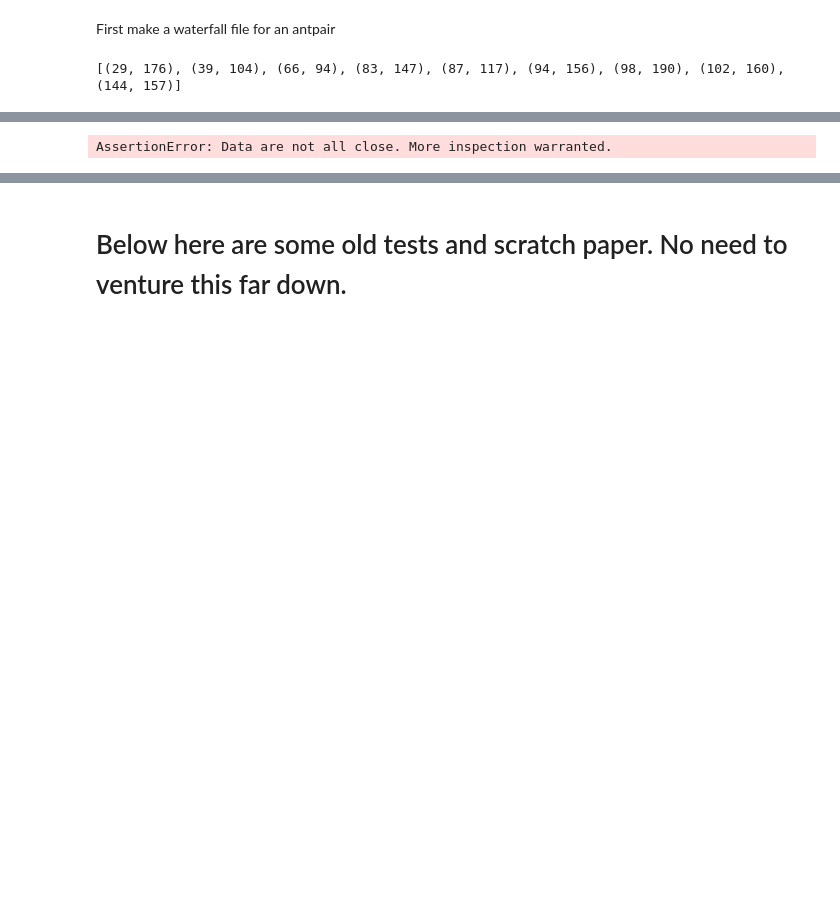
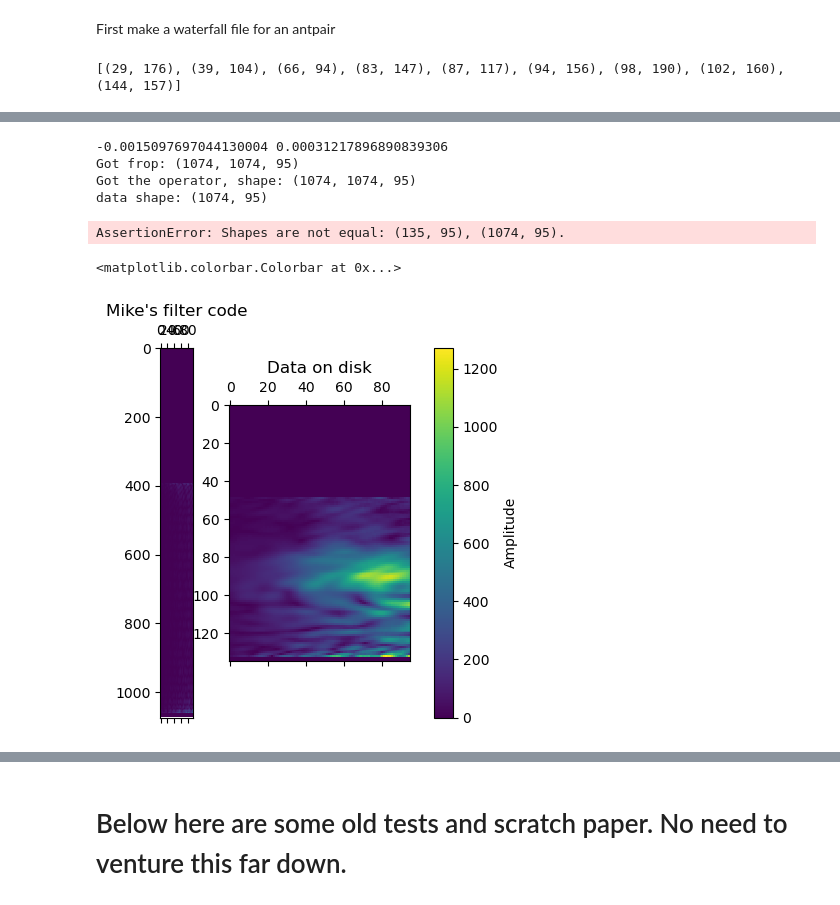
Before and after one commit to mwilensky768/HERA_FRF_cov, a Jupyter notebook: FRF_calc.ipynb, the cells around one changed output, grey strips where cells are left out. Saved outputs shown, nothing was run; the diff lists cells and outputs as text; code cells hidden in the pictures; blank space fills up the shorter version.

Commit message:
Add some diagnostic plots and fix conjugation bug

```diff
--- a/FRF_calc.ipynb
+++ b/FRF_calc.ipynb
@@ -556,6 +583,24 @@ warnings.filterwarnings("ignore")
 
 unfiltered_waterfall_file = f"{outdir}/antpair_{antpair[0]}_{antpair[1]}_spw_{spw}_unfiltered_waterfall.uvh5"
 
-test_frop_against_pipeline(antpairpol, unfiltered_waterfall_file, frf_tavg_interleave_files, spw)
+test_frop_against_pipeline(antpairpol, unfiltered_waterfall_file, disc_files_int, spw, cutoff=1e-12, t_avg=40.)
 # %% [output]
-AssertionError: Data are not all close. More inspection warranted.
+-0.0015097697044130004 0.00031217896890839306
+Got frop: (1074, 1074, 95)
+Got the operator, shape: (1074, 1074, 95)
+data shape: (1074, 95)
+AssertionError: Shapes are not equal: (135, 95), (1074, 95).
+# %%
+pipeline_filt_dat = np.load(f"{outdir}/pipeline_filt_dat_test_data.npy")
+filt_dat = np.load(f"{outdir}/filt_dat_test_data.npy")
+# %%
+fig, ax = plt.subplots(ncols=2)
+
+im = ax[0].matshow(np.abs(filt_dat))
+ax[0].set_title("Mike's filter code")
+ax[1].matshow(np.abs(pipeline_filt_dat))
+ax[1].set_title("Data on disk")
+fig.colorbar(im, ax=ax.ravel().tolist(), label="Amplitude")
+# %% [output]
+<matplotlib.colorbar.Colorbar at 0x...>
+[figure, added]
```
Also changed, not shown: parts of 32 cells of this notebook.
